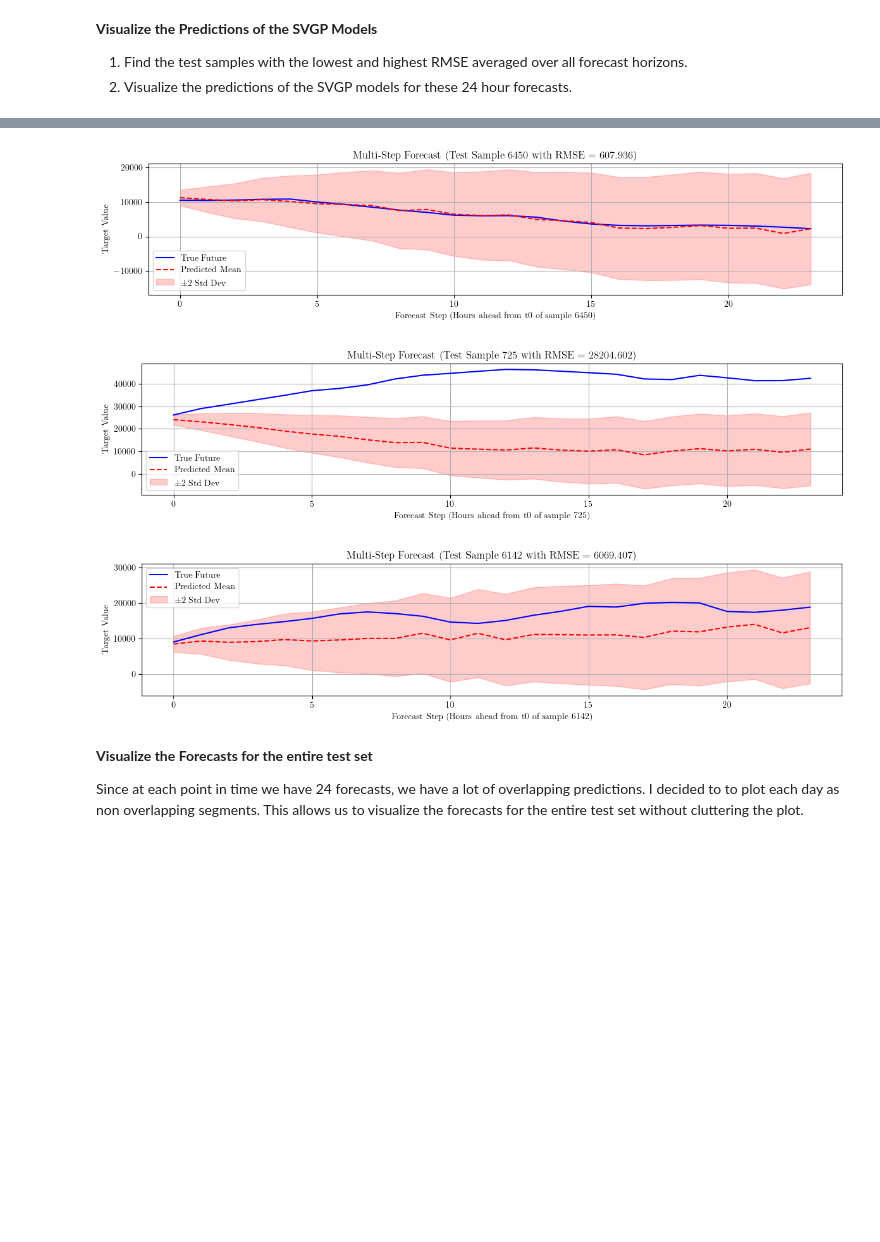
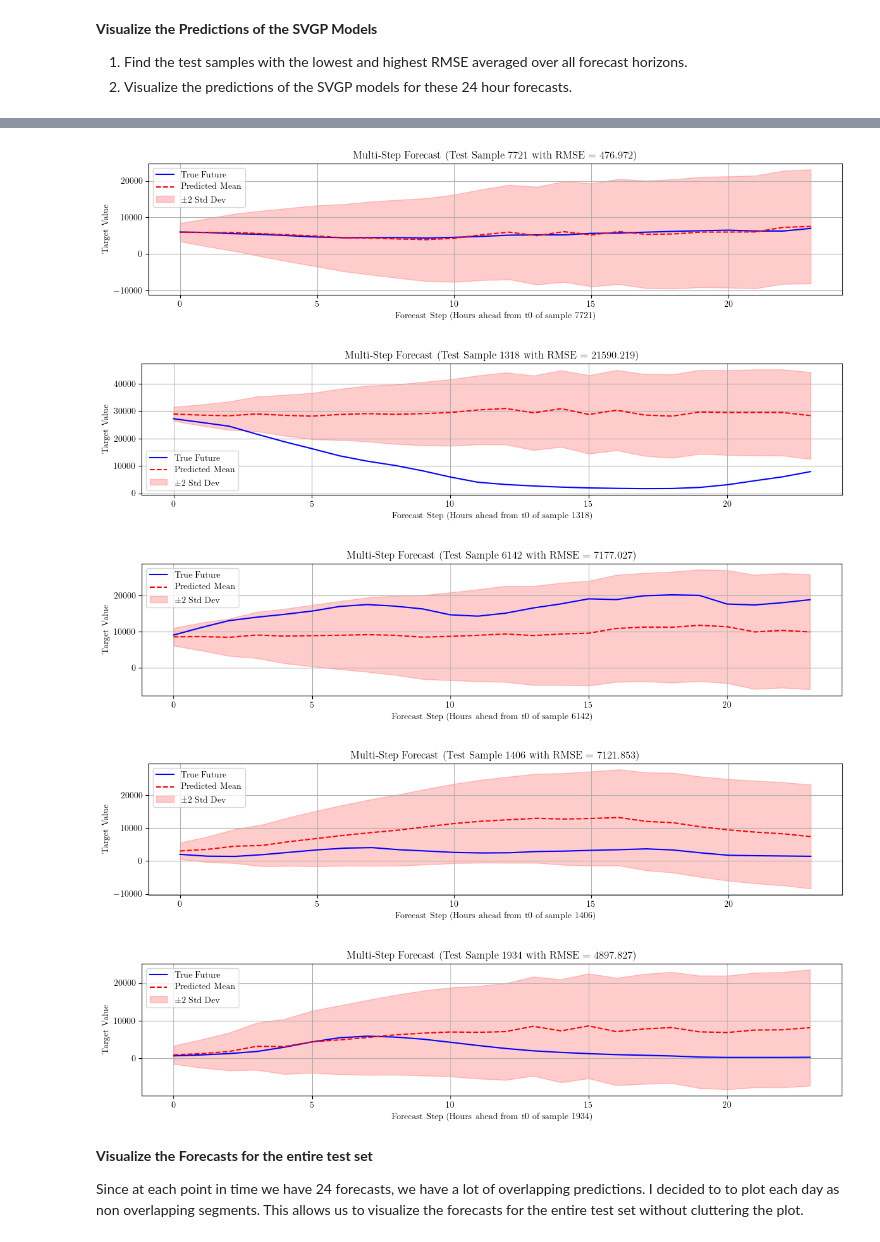
Before and after one commit to timoluebbing/WindPowerForecasting, a Jupyter notebook: experiments/tutorial.ipynb, the cells around one changed output, grey strips where cells are left out. Drawn from its saved outputs; the diff is of its cells as text; code cells hidden in the pictures; blank space fills up the shorter version.

Commit message:
Final training + train plots

```diff
--- a/experiments/tutorial.ipynb
+++ b/experiments/tutorial.ipynb
@@ -532,8 +536,8 @@ The number of inducing points is defined to be $M=1000$. This is a trade-off bet
 You are able to load pretrained models from the `models` directory. If you want to train the models yourself, you can set the `load_pretrained` variable to `False`. This will take a while, so be patient.
 # %%
 M_INDUCING_POINTS = 1000
-LOAD_PRETRAINED = True
-CHECKPOINT_NAME = f"checkpoint_v3_M{M_INDUCING_POINTS}_F{len(selected_features)}"
+LOAD_PRETRAINED = False
+CHECKPOINT_NAME = f"checkpoint_v4_M{M_INDUCING_POINTS}_F{len(selected_features)}"
 
 models = []
 likelihoods = []
@@ -652,0 +701,30 @@ Models loaded with epochs: [100, 100, 100, 100, 100, 100, 100, 100, 100, 100, 10
+# %%
+# Plotting training loss and learning rate
+horizons_to_plot = [0, 11, 23]
+fig, axes = plt.subplots(len(horizons_to_plot), 1, figsize=(10, 3 * len(horizons_to_plot)), sharex=True)
+
+for i, h in enumerate(horizons_to_plot):
+    ax1 = axes[i]
+    history = training_history[h]
+    start_epoch = history["start_epoch"]
+    epochs = range(start_epoch, start_epoch + len(history["epoch_losses"]))
+
+    # Plot Loss
+    color = rgb.tue_red
+    ax1.set_xlabel('Epoch')
+    ax1.set_ylabel('ELBO Loss', color=color)
+    ax1.plot(epochs, history["epoch_losses"], color=color, label='ELBO Loss')
+    ax1.tick_params(axis='y', labelcolor=color)
+    ax1.grid(axis="y", linestyle="--", alpha=0.7)
+
+    # Plot Learning Rate on a second y-axis
+    ax2 = ax1.twinx()
+    color = rgb.tue_darkblue
+    ax2.set_ylabel('Learning Rate', color=color)
+    ax2.plot(epochs, history["learning_rates"], color=color, linestyle='--', label='Learning Rate')
+    ax2.tick_params(axis='y', labelcolor=color)
+
+    ax1.set_title(f'Training History for Forecast Horizon t+{h+1}')
+
+fig.tight_layout()
+plt.show()
@@ -792,6 +872,6 @@ Worst indices: [725]
 # %%
 RANDOM_INDICES = True
-N_RANDOM_SAMPLES = 1
+N_RANDOM_SAMPLES = 3
 
 if RANDOM_INDICES:
     np.random.seed(42)
@@ -812,36 +892,38 @@ for i in indices:
     predicted_future_vars = predicted_vars_test[i, :]
 
     plt.plot(
         forecast_steps_axis, true_future_sequence, "b-", label=r"True Future"
     )
     plt.plot(
         forecast_steps_axis, predicted_future_sequence, "r--", label=r"Predicted Mean"
     )
 
     upper_bound = predicted_future_sequence + 2 * np.sqrt(predicted_future_vars)
     lower_bound = predicted_future_sequence - 2 * np.sqrt(predicted_future_vars)
     plt.fill_between(
         forecast_steps_axis,
         lower_bound,
         upper_bound,
         color="red",
         alpha=0.2,
         label=r"±2 Std Dev",
     )
 
     plt.title(rf"Multi-Step Forecast (Test Sample {i} with RMSE = {rmse_values[i]:.3f})")
     plt.xlabel(rf"Forecast Step (Hours ahead from t0 of sample {i})")
     plt.ylabel(r"Target Value")
     # plt.yscale("log")
     plt.legend()
     plt.grid(True)
     plt.tight_layout()
     plt.savefig(f"../figures/test_sample_{i}.png", dpi=300)
     plt.show()
 # %% [output]
-[figure, old version]
+[figure, new version]
-[figure, old version]
+[figure, new version]
-[figure, old version]
+[figure, new version]
+[figure, added]
+[figure, added]
 # %% [markdown]
 **Visualize the Forecasts for the entire test set**
 
```
Also changed, not shown: parts of 12 cells of this notebook, 1 other file.
